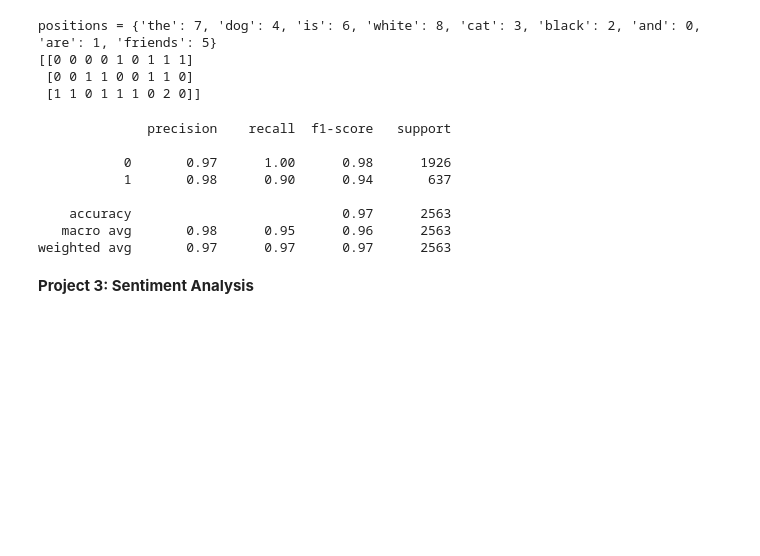
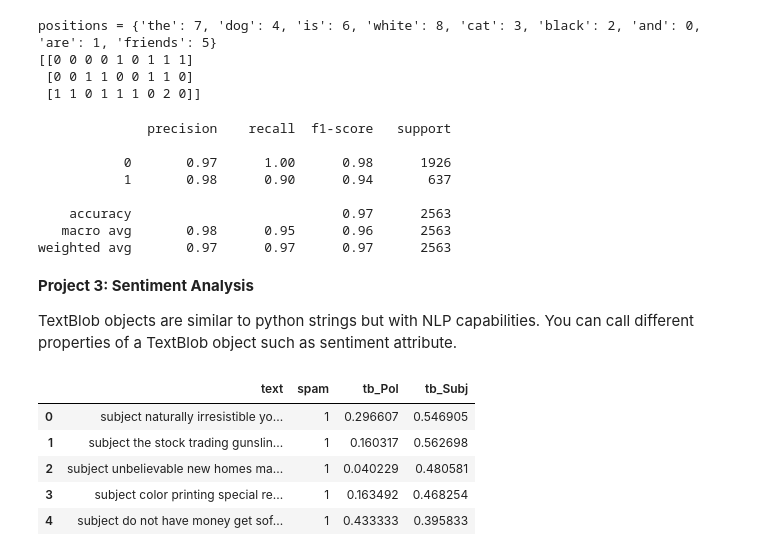
Before and after one commit to chelynl/NLP, a Jupyter notebook: NLP_Basics.ipynb, the cells around one changed output. Saved outputs shown, nothing was run; the diff lists cells and outputs as text; code cells hidden in the pictures; blank space fills up the shorter version.

```diff
--- a/NLP_Basics.ipynb
+++ b/NLP_Basics.ipynb
@@ -170,5 +170,7 @@ print(classification_report(y_test, predictions))
     accuracy                           0.97      2563
    macro avg       0.98      0.95      0.96      2563
 weighted avg       0.97      0.97      0.97      2563
-# %% [markdown]
-<b>Project 3: Sentiment Analysis</b>
+# %% [markdown]
+<b>Project 3: Sentiment Analysis</b>
+
+TextBlob objects are similar to python strings but with NLP capabilities. You can call different properties of a TextBlob object such as sentiment attribute.
@@ -174,0 +179,16 @@ weighted avg       0.97      0.97      0.97      2563
+# %%
+# Use list comprehension to load text column as textblob
+email_blob = [TextBlob(text) for text in df['text']]
+
+# Make new cols to store polarity and subjectivity scores from sentiment attribute
+df['tb_Pol'] = [b.sentiment.polarity for b in email_blob]
+df['tb_Subj'] = [b.sentiment.subjectivity for b in email_blob]
+
+df.head()
+# %% [output]
+|  | text | spam | tb_Pol | tb_Subj |
+| 0 | subject naturally irresistible yo... | 1 | 0.296607 | 0.546905 |
+| 1 | subject the stock trading gunslin... | 1 | 0.160317 | 0.562698 |
+| 2 | subject unbelievable new homes ma... | 1 | 0.040229 | 0.480581 |
+| 3 | subject color printing special re... | 1 | 0.163492 | 0.468254 |
+| 4 | subject do not have money get sof... | 1 | 0.433333 | 0.395833 |
```
Also changed, not shown: parts of 1 cell of this notebook.
